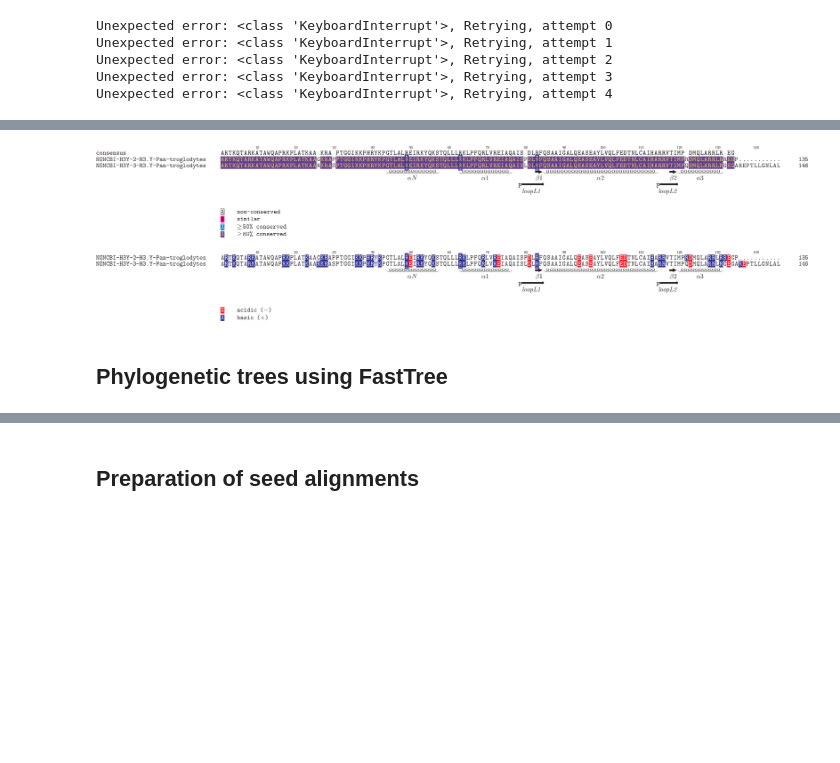
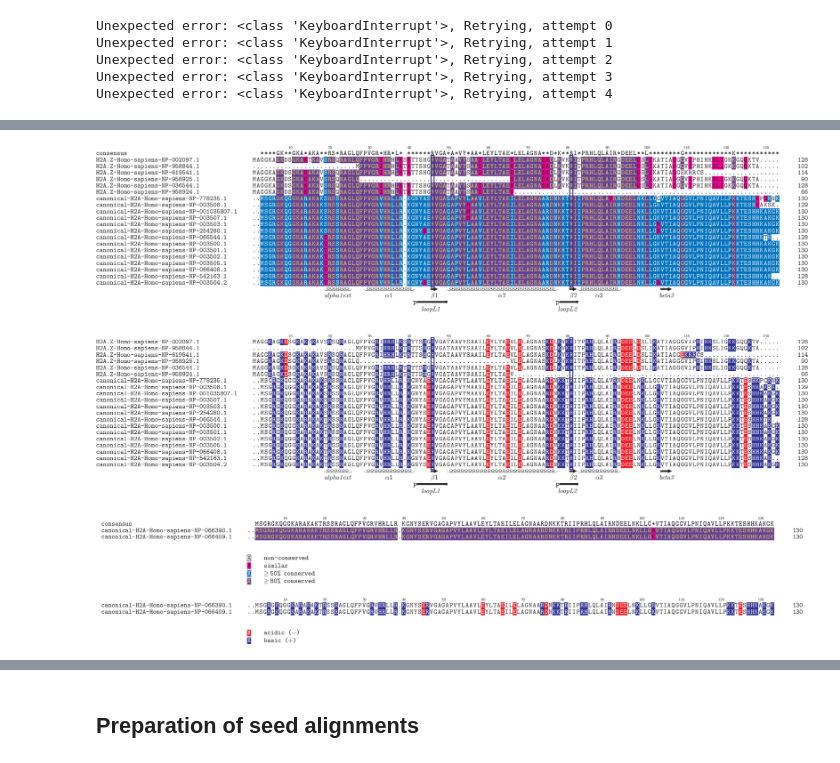
Before and after one commit to v-kulikov1/histonedb_Vladimir, a Jupyter notebook: CURATED_SET/curated_service.ipynb, the cells around one changed output, grey strips where cells are left out. Cells and saved outputs as stored; diff of their text form; code cells hidden in the pictures; blank space fills up the shorter version.

```diff
--- a/CURATED_SET/curated_service.ipynb
+++ b/CURATED_SET/curated_service.ipynb
@@ -91,7 +109,5 @@ ipyshade.shadedmsa(msa,shading_modes=['similar','charge_functional'],ruler=True,
 # %%
-msa=cs.muscle_aln(cs.data.query('type == "H3" & variant=="H3.Y" & `organism`=="Pan troglodytes"')['accession'],debug=False)
+msa=cs.muscle_aln(cs.data.query('type == "H2A" & (variant=="canonical_H2A" | variant=="H2A.Z") & organism=="Homo sapiens"')['accession'],options=["-maxiters","16","-gapopen","-20"],debug=False)
 ipyshade.shadedmsa(msa,shading_modes=['similar','charge_functional'],ruler=True,features=hist_shf4seq(SummaryInfo(msa).dumb_consensus(threshold=0.1,ambiguous='X')))
 # %% [output]
-[figure, old version]
+[figure, new version]
-# %% [markdown]
-## Phylogenetic trees using FastTree
```
Also changed, not shown: parts of 11 cells of this notebook, 2 other files.
